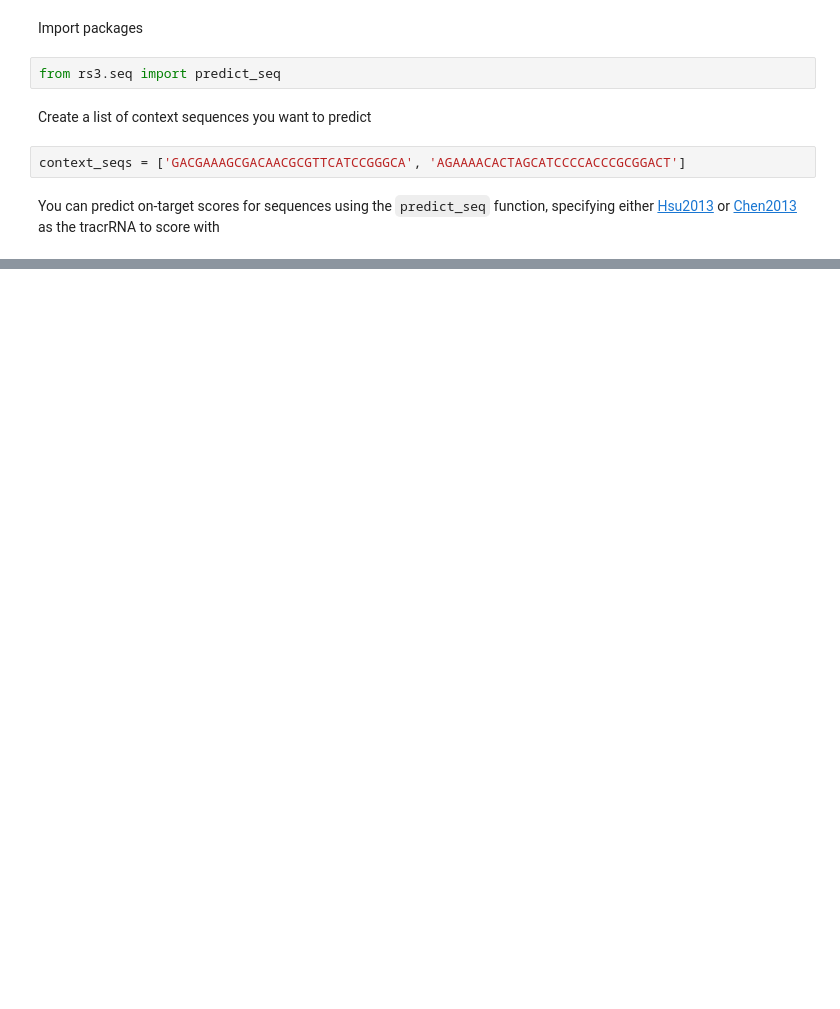
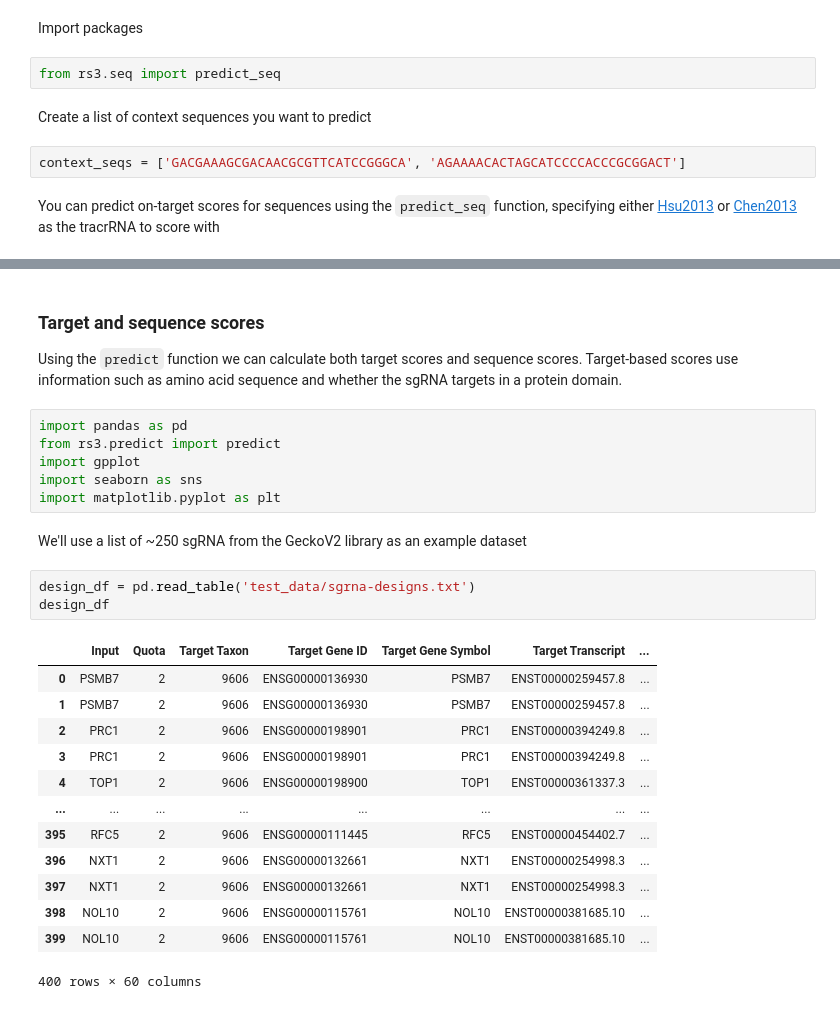
Before and after one commit to gpp-rnd/rs3, a Jupyter notebook: index.ipynb, the cells around one changed output, grey strips where cells are left out. Drawn from its saved outputs; the diff is of its cells as text; blank space fills up the shorter version.

```diff
--- a/index.ipynb
+++ b/index.ipynb
@@ -27,0 +30,30 @@ array([0.28923641, 0.78714099])
+# %% [markdown]
+### Target and sequence scores
+
+Using the `predict` function we can calculate both target scores and sequence scores. Target-based scores use
+information such as amino acid sequence and whether the sgRNA targets in a protein domain.
+# %%
+import pandas as pd
+from rs3.predict import predict
+import gpplot
+import seaborn as sns
+import matplotlib.pyplot as plt
+# %% [markdown]
+We'll use a list of ~250 sgRNA from the GeckoV2 library as an example dataset
+# %%
+design_df = pd.read_table('test_data/sgrna-designs.txt')
+design_df
+# %% [output]
+|  | Input | Quota | Target Taxon | Target Gene ID | Target Gene Symbol | Target Transcript | ... |
+| 0 | PSMB7 | 2 | 9606 | ENSG00000136930 | PSMB7 | ENST00000259457.8 | ... |
+| 1 | PSMB7 | 2 | 9606 | ENSG00000136930 | PSMB7 | ENST00000259457.8 | ... |
+| 2 | PRC1 | 2 | 9606 | ENSG00000198901 | PRC1 | ENST00000394249.8 | ... |
+| 3 | PRC1 | 2 | 9606 | ENSG00000198901 | PRC1 | ENST00000394249.8 | ... |
+| 4 | TOP1 | 2 | 9606 | ENSG00000198900 | TOP1 | ENST00000361337.3 | ... |
+| ... | ... | ... | ... | ... | ... | ... | ... |
+| 395 | RFC5 | 2 | 9606 | ENSG00000111445 | RFC5 | ENST00000454402.7 | ... |
+| 396 | NXT1 | 2 | 9606 | ENSG00000132661 | NXT1 | ENST00000254998.3 | ... |
+| 397 | NXT1 | 2 | 9606 | ENSG00000132661 | NXT1 | ENST00000254998.3 | ... |
+| 398 | NOL10 | 2 | 9606 | ENSG00000115761 | NOL10 | ENST00000381685.10 | ... |
+| 399 | NOL10 | 2 | 9606 | ENSG00000115761 | NOL10 | ENST00000381685.10 | ... |
+400 rows × 60 columns
```
Also changed, not shown: parts of 9 cells of this notebook, 3 other files.
